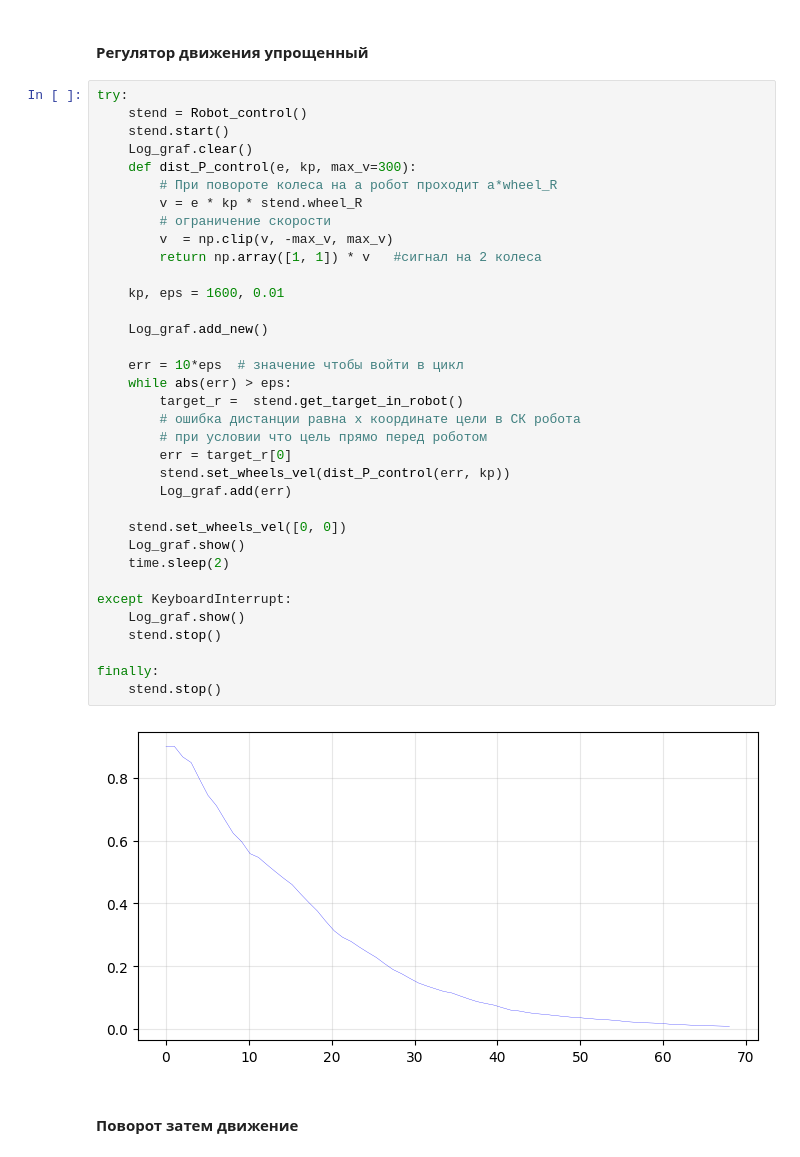
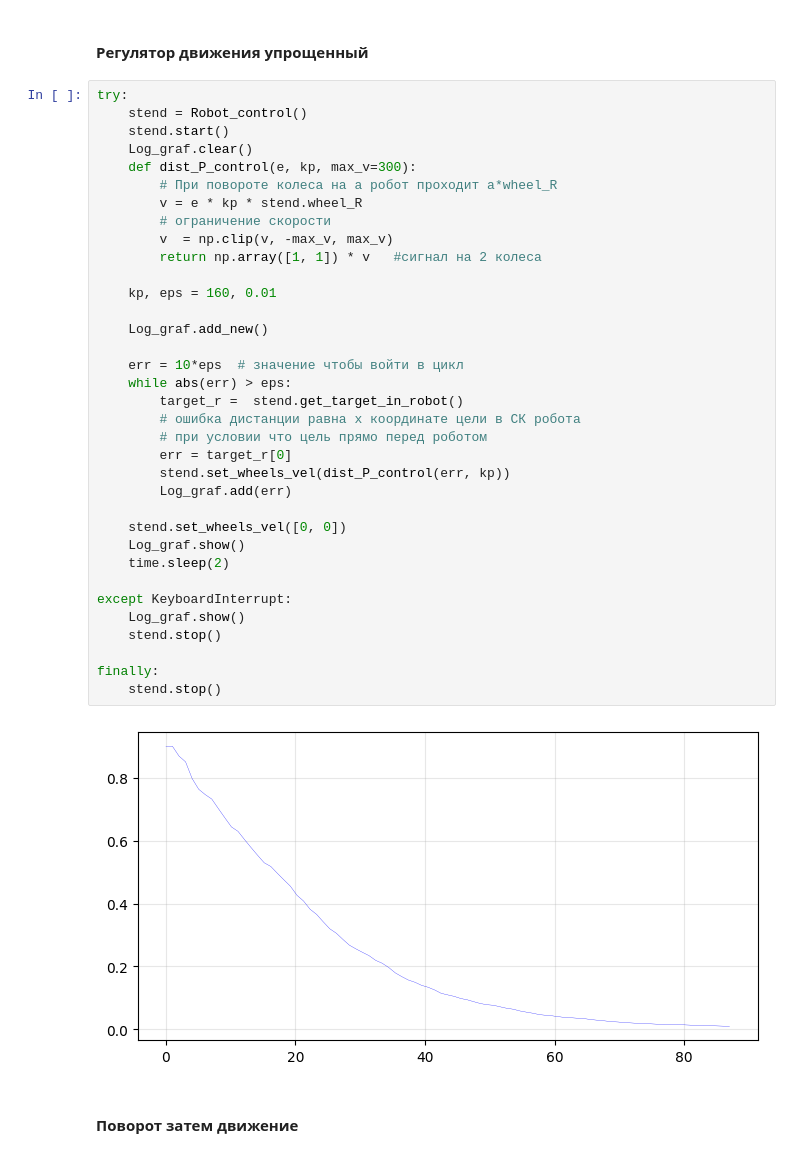
Before and after one commit to artemikk88/Mechatronic_Robototechnik, a Jupyter notebook: OMIR practic_1/practic_1.1.ipynb, the cells around one changed output. Cells and saved outputs as stored; diff of their text form.

```diff
--- a/OMIR practic_1/practic_1.1.ipynb
+++ b/OMIR practic_1/practic_1.1.ipynb
@@ -464,35 +464,35 @@ try:
     def dist_P_control(e, kp, max_v=300):
         # При повороте колеса на a робот проходит a*wheel_R
         v = e * kp * stend.wheel_R
         # ограничение скорости
         v  = np.clip(v, -max_v, max_v)
         return np.array([1, 1]) * v   #сигнал на 2 колеса
 
-    kp, eps = 1600, 0.01
+    kp, eps = 160, 0.01
 
     Log_graf.add_new()
 
     err = 10*eps  # значение чтобы войти в цикл
     while abs(err) > eps:
         target_r =  stend.get_target_in_robot()
         # ошибка дистанции равна х координате цели в СК робота
         # при условии что цель прямо перед роботом
         err = target_r[0]
         stend.set_wheels_vel(dist_P_control(err, kp))
         Log_graf.add(err)
 
     stend.set_wheels_vel([0, 0])
     Log_graf.show()
     time.sleep(2)
 
 except KeyboardInterrupt:
     Log_graf.show()
     stend.stop()
 
 finally:
     stend.stop()
 # %% [output]
-[figure, old version]
+[figure, new version]
 # %% [markdown]
 #### Поворот затем движение
 # %%
```
Also changed, not shown: parts of 4 cells of this notebook, 1 other file.
